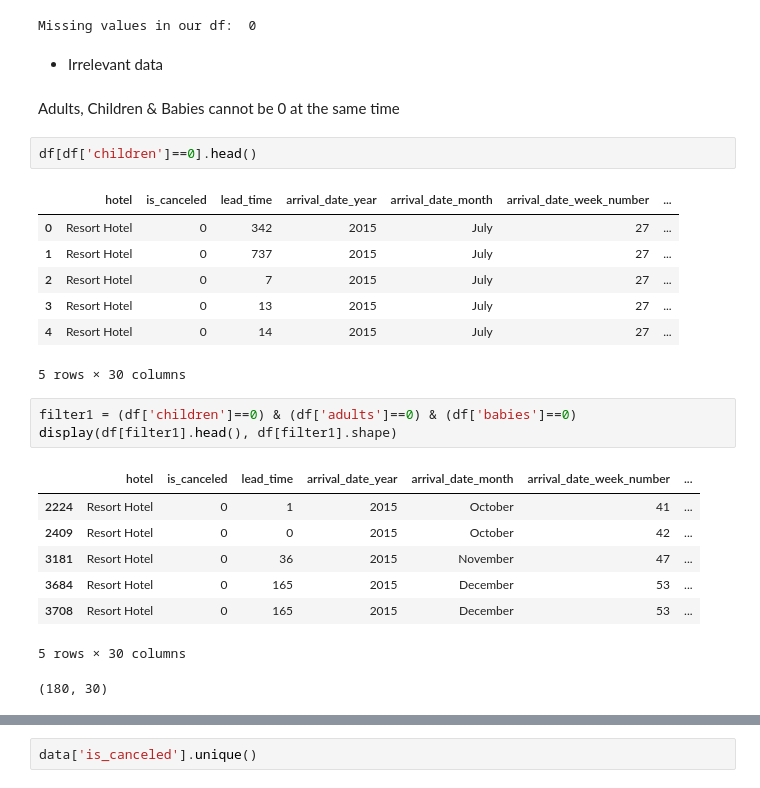
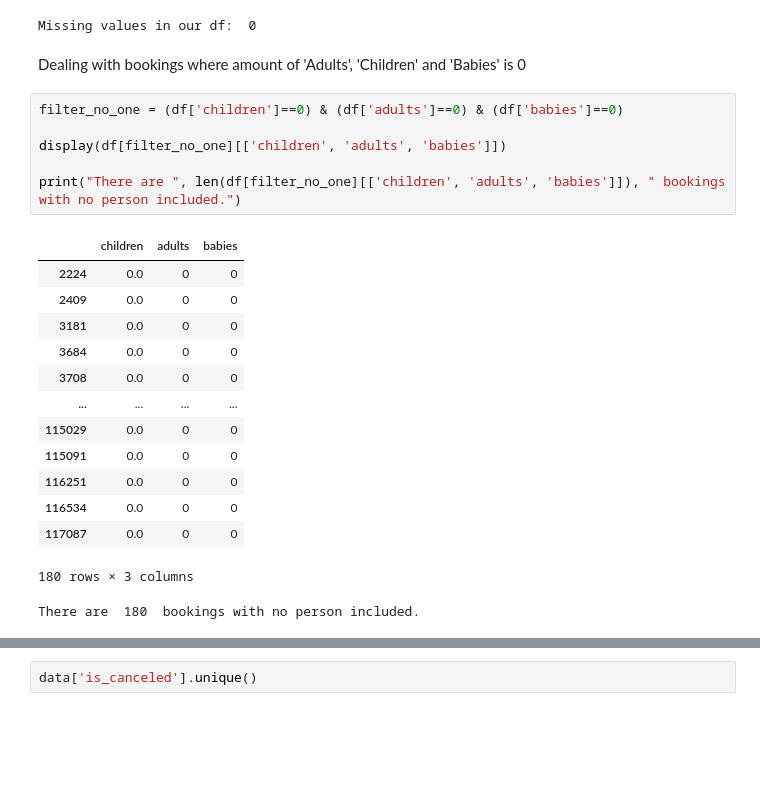
Before and after one commit to alleida23/predicting_hotel_booking_cancellations, a Jupyter notebook: predicting_hotel_booking_cancellations.ipynb, the cells around one changed output, grey strips where cells are left out. Cells and saved outputs as stored; diff of their text form; blank space fills up the shorter version.

Commit message:
Updated 28 July

```diff
--- a/predicting_hotel_booking_cancellations.ipynb
+++ b/predicting_hotel_booking_cancellations.ipynb
@@ -80,30 +88,27 @@ df.fillna(0, inplace=True)
 print('Missing values in our df: ', df.isnull().sum().sum())
 # %% [output]
 Missing values in our df:  0
-# %% [markdown]
-- Irrelevant data
-# %% [markdown]
-Adults, Children & Babies cannot be 0 at the same time
-# %%
-df[df['children']==0].head()
-# %% [output]
-|  | hotel | is_canceled | lead_time | arrival_date_year | arrival_date_month | arrival_date_week_number | ... |
-| 0 | Resort Hotel | 0 | 342 | 2015 | July | 27 | ... |
-| 1 | Resort Hotel | 0 | 737 | 2015 | July | 27 | ... |
-| 2 | Resort Hotel | 0 | 7 | 2015 | July | 27 | ... |
-| 3 | Resort Hotel | 0 | 13 | 2015 | July | 27 | ... |
-| 4 | Resort Hotel | 0 | 14 | 2015 | July | 27 | ... |
-5 rows × 30 columns
+# %% [markdown]
+Dealing with bookings where amount of 'Adults', 'Children' and 'Babies' is 0
 # %%
-filter1 = (df['children']==0) & (df['adults']==0) & (df['babies']==0)
-display(df[filter1].head(), df[filter1].shape)
+filter_no_one = (df['children']==0) & (df['adults']==0) & (df['babies']==0)
+
+display(df[filter_no_one][['children', 'adults', 'babies']])
+
+print("There are ", len(df[filter_no_one][['children', 'adults', 'babies']]), " bookings with no person included.")
 # %% [output]
-|  | hotel | is_canceled | lead_time | arrival_date_year | arrival_date_month | arrival_date_week_number | ... |
-| 2224 | Resort Hotel | 0 | 1 | 2015 | October | 41 | ... |
-| 2409 | Resort Hotel | 0 | 0 | 2015 | October | 42 | ... |
-| 3181 | Resort Hotel | 0 | 36 | 2015 | November | 47 | ... |
-| 3684 | Resort Hotel | 0 | 165 | 2015 | December | 53 | ... |
-| 3708 | Resort Hotel | 0 | 165 | 2015 | December | 53 | ... |
+|  | children | adults | babies |
+| 2224 | 0.0 | 0 | 0 |
+| 2409 | 0.0 | 0 | 0 |
+| 3181 | 0.0 | 0 | 0 |
+| 3684 | 0.0 | 0 | 0 |
+| 3708 | 0.0 | 0 | 0 |
+| ... | ... | ... | ... |
+| 115029 | 0.0 | 0 | 0 |
+| 115091 | 0.0 | 0 | 0 |
+| 116251 | 0.0 | 0 | 0 |
+| 116534 | 0.0 | 0 | 0 |
+| 117087 | 0.0 | 0 | 0 |
-5 rows × 30 columns
+180 rows × 3 columns
-(180, 30)
+There are  180  bookings with no person included.
 # %%
```
Also changed, not shown: parts of 90 cells of this notebook, 5 other files.
